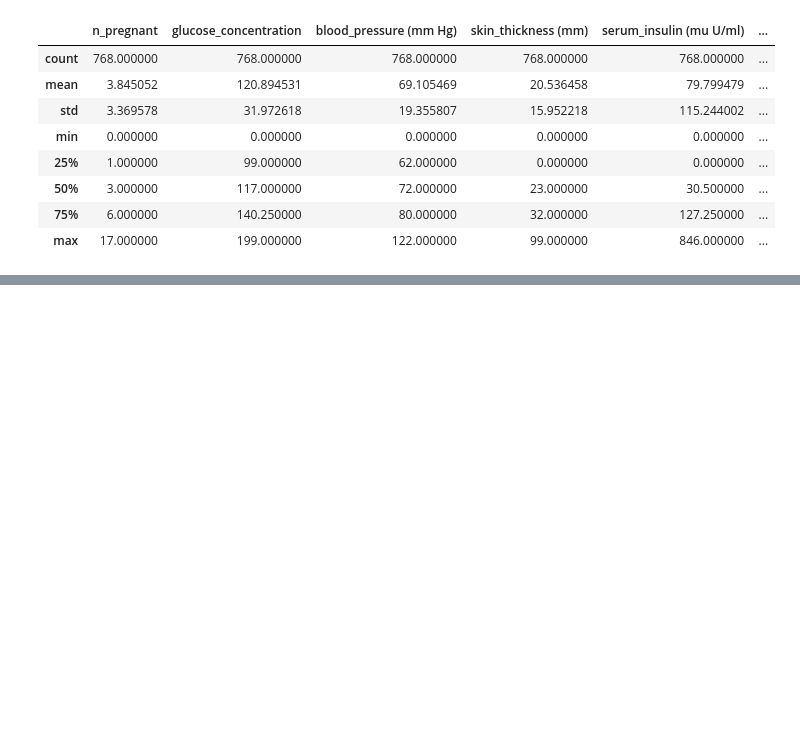
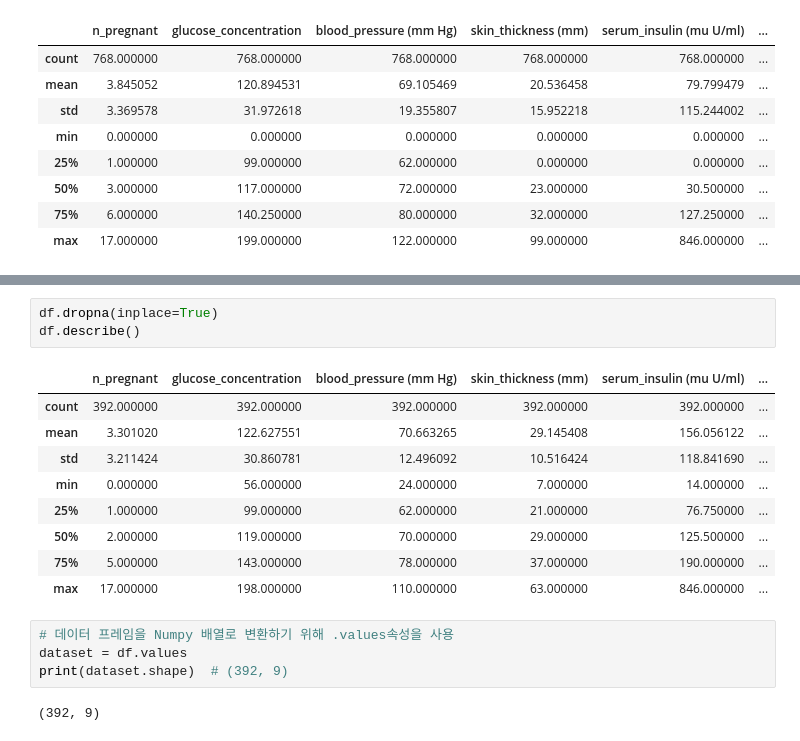
Before and after one commit to vitamingyu/ml-dl-health_care, a Jupyter notebook: diabetes.ipynb, the cells around one changed output, grey strips where cells are left out. Drawn from its saved outputs; the diff is of its cells as text; blank space fills up the shorter version.

```diff
--- a/diabetes.ipynb
+++ b/diabetes.ipynb
@@ -44,0 +60,19 @@ df[df['glucose_concentration']==0]
+# %%
+df.dropna(inplace=True)
+df.describe()
+# %% [output]
+|  | n_pregnant | glucose_concentration | blood_pressure (mm Hg) | skin_thickness (mm) | serum_insulin (mu U/ml) | ... |
+| count | 392.000000 | 392.000000 | 392.000000 | 392.000000 | 392.000000 | ... |
+| mean | 3.301020 | 122.627551 | 70.663265 | 29.145408 | 156.056122 | ... |
+| std | 3.211424 | 30.860781 | 12.496092 | 10.516424 | 118.841690 | ... |
+| min | 0.000000 | 56.000000 | 24.000000 | 7.000000 | 14.000000 | ... |
+| 25% | 1.000000 | 99.000000 | 62.000000 | 21.000000 | 76.750000 | ... |
+| 50% | 2.000000 | 119.000000 | 70.000000 | 29.000000 | 125.500000 | ... |
+| 75% | 5.000000 | 143.000000 | 78.000000 | 37.000000 | 190.000000 | ... |
+| max | 17.000000 | 198.000000 | 110.000000 | 63.000000 | 846.000000 | ... |
+# %%
+# 데이터 프레임을 Numpy 배열로 변환하기 위해 .values속성을 사용
+dataset = df.values
+print(dataset.shape)  # (392, 9)
+# %% [output]
+(392, 9)
```
Also changed, not shown: parts of 8 cells of this notebook.
